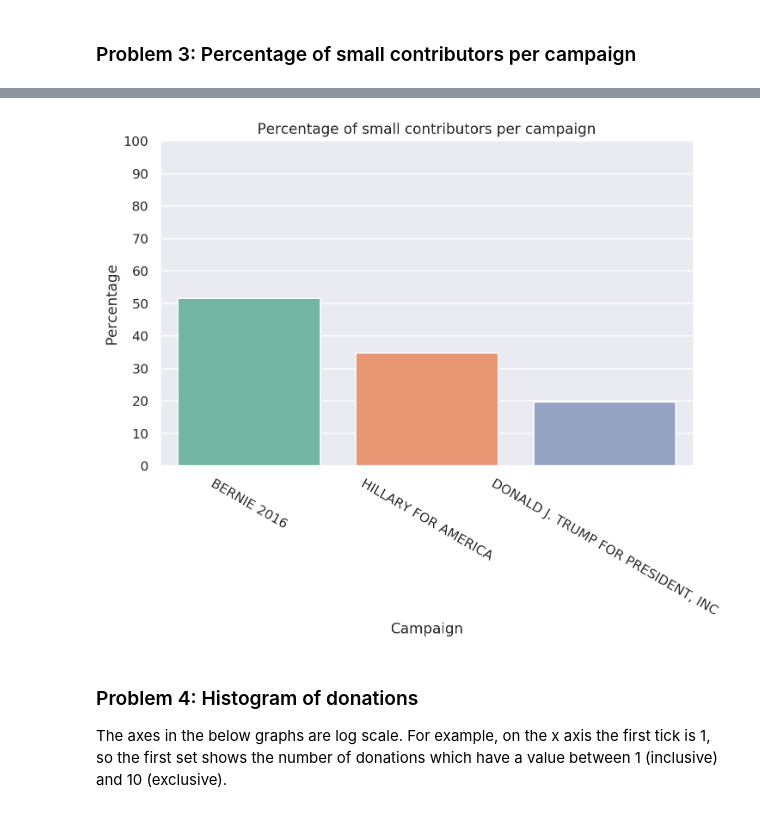
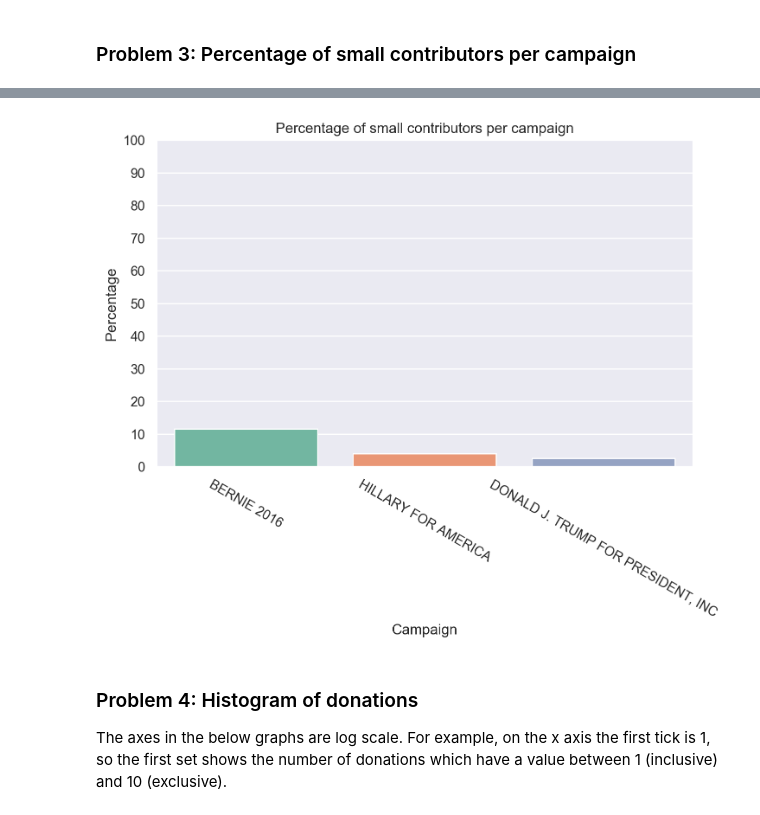
Before and after one commit to mnvsngv/cs696-bigdata, a Jupyter notebook: Assignment 4/Assignment 4.ipynb, the cells around one changed output, grey strips where cells are left out. Saved outputs shown, nothing was run; the diff lists cells and outputs as text; code cells hidden in the pictures.

```diff
--- a/Assignment 4/Assignment 4.ipynb
+++ b/Assignment 4/Assignment 4.ipynb
@@ -178,8 +190,7 @@ problem2_df.head()
 # %% [markdown]
 ### Problem 3: Percentage of small contributors per campaign
 # %%
-problem3_df = pd.read_csv('./3.csv', names=['Campaign', '_', 'Small Contributors', 'Total Contributors', 'Percentage'])
-problem3_df['Campaign'] = [campaign_ids[id_number] for id_number in problem3_df['Campaign']]
+problem3_df = pd.read_csv('./3.csv', names=['Campaign', '_1', '_2', 'Percentage'])
 
 plot_large()
 sns.barplot(x='Campaign', y='Percentage', data=problem3_df)
@@ -195,4 +206,4 @@ problem3_df.head()
-[figure, old version]
+[figure, new version]
 # %% [markdown]
 ### Problem 4: Histogram of donations
 
```
Also changed, not shown: parts of 8 cells of this notebook, 5 other files.
